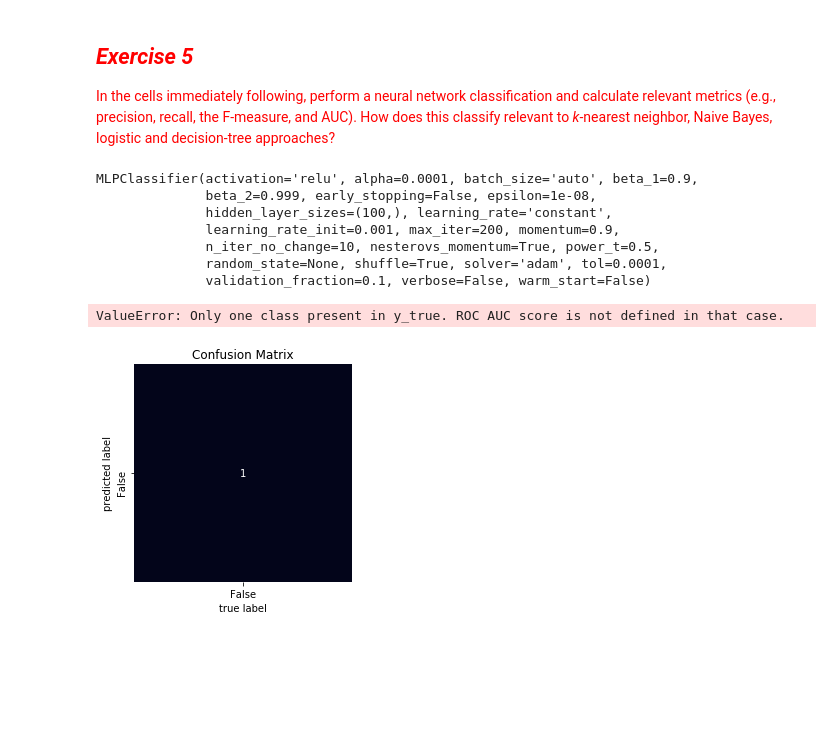
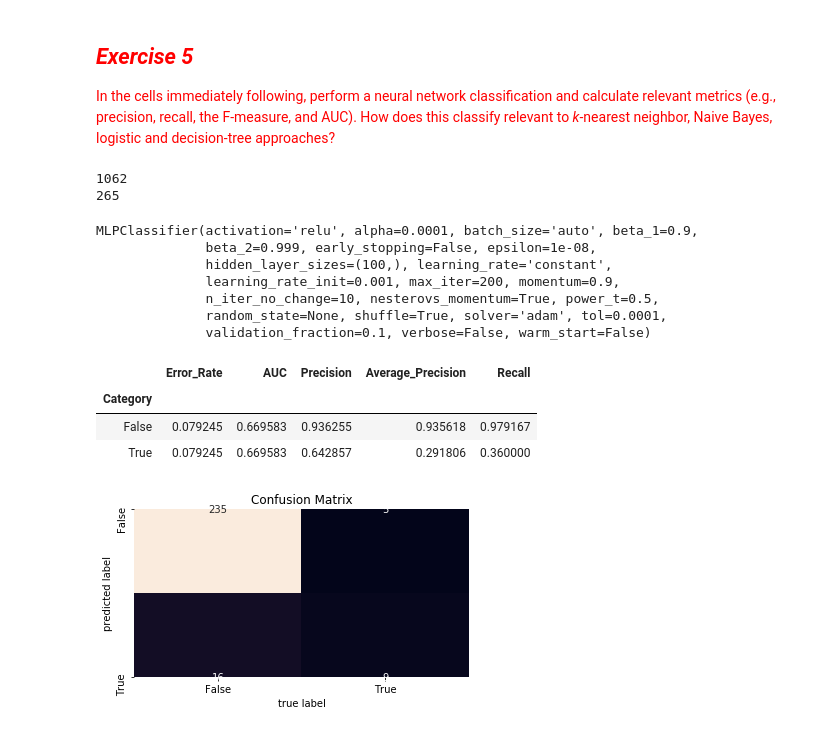
Before and after one commit to rkcatipon/Content-Analysis-2020, a Jupyter notebook: week-3/3-Classification-HW.ipynb, the cells around one changed output. Drawn from its saved outputs; the diff is of its cells as text; code cells hidden in the pictures; blank space fills up the shorter version.

```diff
--- a/week-3/3-Classification-HW.ipynb
+++ b/week-3/3-Classification-HW.ipynb
@@ -481,4 +515,4 @@ train_ng_df, test_ng_df = lucem_illud_2020.trainTestSplit(yelp_reviews, holdBack
 
 n_neighbors = 4
 weights="uniform"
-yelp_knearest = sklearn.neighbors.KNeighborsClassifier(n_neighbors, weights=weights)
+clf_knearest = sklearn.neighbors.KNeighborsClassifier(n_neighbors, weights=weights)
@@ -491,3 +519,6 @@ AttributeError: 'bool' object has no attribute 'lower'
 # %%
-yelp_knearest.fit(np.stack(train_ng_df['vect'], axis = 0), train_ng_df['category'])
+print(len(tweets_tree_train))
+print(len(tweets_tree_test))
+
+clf_knearest.fit(np.stack(tweets_tree_train['vect'], axis = 0), tweets_tree_train['category'])
 # %% [output]
@@ -499,12 +537,7 @@ KeyError: 'vect'
 # %%
-#Create vectors
-TFVects_test = TFVectorizer_ng.transform(test_ng_df['category'])
-test_ng_df['vect'] = [np.array(v).flatten() for v in TFVects_test.todense()]
+#Test
+tweets_tree_test['nb_predict'] = clf_knearest.predict(np.stack(tweets_tree_test['vect'], axis=0))
 
-#Add to df
-test_ng_df['nb_predict'] = yelp_knearest.predict(np.stack(test_ng_df['vect'], axis=0))
-
-#Test
 print("Testing score:")
-print(yelp_knearest.score(np.stack(test_ng_df['vect'], axis=0), test_ng_df['category']))
+print(clf_knearest.score(np.stack(tweets_tree_test['vect'], axis=0), tweets_tree_test['category']))
 # %% [output]
@@ -518,22 +552,32 @@ KeyError: 'vect'
 
 <span style="color:red">In the cells immediately following, perform a neural network classification and calculate relevant metrics (e.g., precision, recall, the F-measure, and AUC). How does this classify relevant to *k*-nearest neighbor, Naive Bayes, logistic and decision-tree approaches?
 # %%
-yelp_nn = sklearn.neural_network.MLPClassifier()
-yelp_nn.fit(np.stack(train_yelp_df['vect'], axis=0), train_yelp_df['category'])
+print(len(tweets_tree_train))
+print(len(tweets_tree_test))
+
+
+#fit the data
+tweet_nn = sklearn.neural_network.MLPClassifier()
+tweet_nn.fit(np.stack(tweets_tree_train['vect'], axis=0), tweets_tree_train['category'])
 # %% [output]
-MLPClassifier(activation='relu', alpha=0.0001, batch_size='auto', beta_1=0.9,
-              beta_2=0.999, early_stopping=False, epsilon=1e-08,
-              hidden_layer_sizes=(100,), learning_rate='constant',
-              learning_rate_init=0.001, max_iter=200, momentum=0.9,
-              n_iter_no_change=10, nesterovs_momentum=True, power_t=0.5,
-              random_state=None, shuffle=True, solver='adam', tol=0.0001,
-              validation_fraction=0.1, verbose=False, warm_start=False)
+1062
+265
+MLPClassifier(activation='relu', alpha=0.0001, batch_size='auto', beta_1=0.9,
+              beta_2=0.999, early_stopping=False, epsilon=1e-08,
+              hidden_layer_sizes=(100,), learning_rate='constant',
+              learning_rate_init=0.001, max_iter=200, momentum=0.9,
+              n_iter_no_change=10, nesterovs_momentum=True, power_t=0.5,
+              random_state=None, shuffle=True, solver='adam', tol=0.0001,
+              validation_fraction=0.1, verbose=False, warm_start=False)
 # %%
-lucem_illud_2020.evaluateClassifier(yelp_nn, test_yelp_df)
+lucem_illud_2020.evaluateClassifier(tweet_nn, tweets_tree_test)
 # %% [output]
-ValueError: Only one class present in y_true. ROC AUC score is not defined in that case.
+|  | Error_Rate | AUC | Precision | Average_Precision | Recall |
+| Category |  |  |  |  |  |
+| False | 0.079245 | 0.669583 | 0.936255 | 0.935618 | 0.979167 |
+| True | 0.079245 | 0.669583 | 0.642857 | 0.291806 | 0.360000 |
 # %%
-lucem_illud_2020.plotConfusionMatrix(yelp_nn, test_yelp_df)
+lucem_illud_2020.plotConfusionMatrix(tweet_nn, tweets_tree_test)
 # %% [output]
-[figure, old version]
+[figure, new version]
 # %%
```
Also changed, not shown: parts of 47 cells of this notebook.
